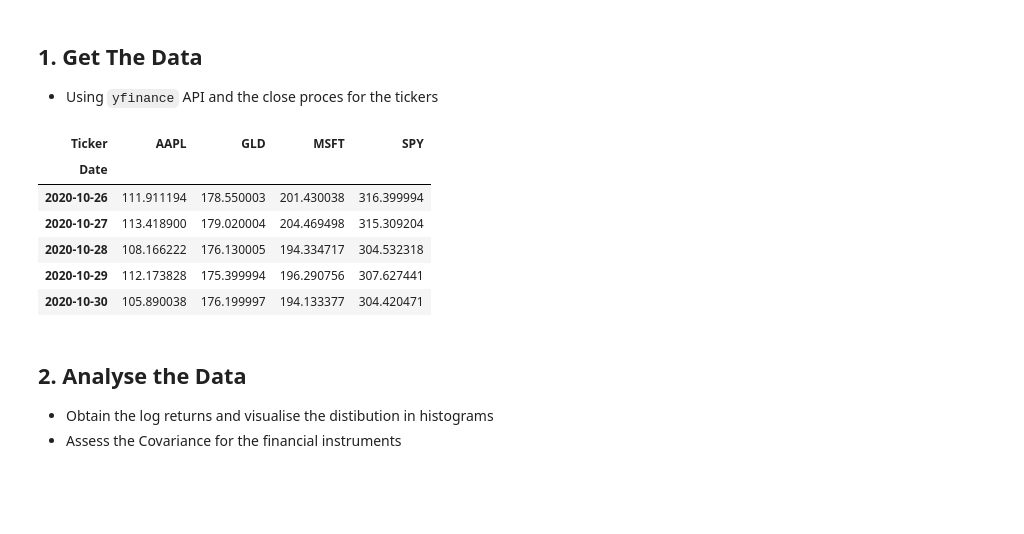
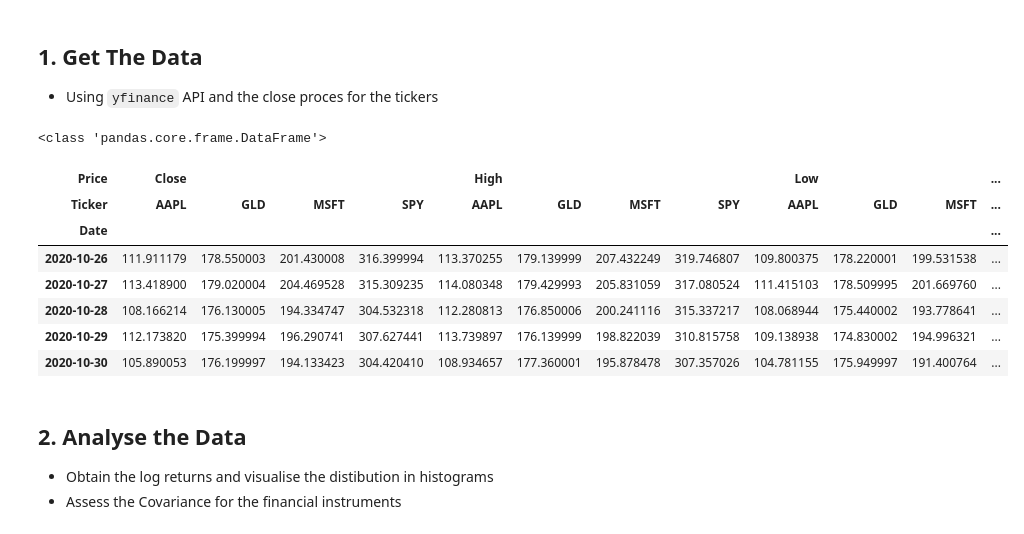
Before and after one commit to TomAston1996/portfolio-optimiser, a Jupyter notebook: notebooks/portfolio_optimisation_basics.ipynb, the cells around one changed output. Drawn from its saved outputs; the diff is of its cells as text; code cells hidden in the pictures; blank space fills up the shorter version.

```diff
--- a/notebooks/portfolio_optimisation_basics.ipynb
+++ b/notebooks/portfolio_optimisation_basics.ipynb
@@ -10,21 +10,24 @@ from typing import Final
 # %%
 END_DATE = datetime.today()
 DAYS_IN_A_YEAR = 365
 NUMBER_OF_YEARS = 5
 START_DATE = END_DATE - timedelta(days = NUMBER_OF_YEARS * DAYS_IN_A_YEAR)
 
 TICKERS: Final[list[str]] = ['AAPL', 'MSFT', 'SPY', 'GLD']
 
-data = yf.download(TICKERS, start=START_DATE, end=END_DATE, auto_adjust=True, progress=False)['Close']
+data = yf.download(TICKERS, start=START_DATE, end=END_DATE, auto_adjust=True, progress=False)
+print(type(data))
 data.head()
 # %% [output]
+<class 'pandas.core.frame.DataFrame'>
-| Ticker | AAPL | GLD | MSFT | SPY |
-| Date |  |  |  |  |
-| 2020-10-26 | 111.911194 | 178.550003 | 201.430038 | 316.399994 |
-| 2020-10-27 | 113.418900 | 179.020004 | 204.469498 | 315.309204 |
-| 2020-10-28 | 108.166222 | 176.130005 | 194.334717 | 304.532318 |
-| 2020-10-29 | 112.173828 | 175.399994 | 196.290756 | 307.627441 |
-| 2020-10-30 | 105.890038 | 176.199997 | 194.133377 | 304.420471 |
+| Price | Close |  |  |  | High |  |  |  | Low |  |  | ... |
+| Ticker | AAPL | GLD | MSFT | SPY | AAPL | GLD | MSFT | SPY | AAPL | GLD | MSFT | ... |
+| Date |  |  |  |  |  |  |  |  |  |  |  | ... |
+| 2020-10-26 | 111.911179 | 178.550003 | 201.430008 | 316.399994 | 113.370255 | 179.139999 | 207.432249 | 319.746807 | 109.800375 | 178.220001 | 199.531538 | ... |
+| 2020-10-27 | 113.418900 | 179.020004 | 204.469528 | 315.309235 | 114.080348 | 179.429993 | 205.831059 | 317.080524 | 111.415103 | 178.509995 | 201.669760 | ... |
+| 2020-10-28 | 108.166214 | 176.130005 | 194.334747 | 304.532318 | 112.280813 | 176.850006 | 200.241116 | 315.337217 | 108.068944 | 175.440002 | 193.778641 | ... |
+| 2020-10-29 | 112.173820 | 175.399994 | 196.290741 | 307.627441 | 113.739897 | 176.139999 | 198.822039 | 310.815758 | 109.138938 | 174.830002 | 194.996321 | ... |
+| 2020-10-30 | 105.890053 | 176.199997 | 194.133423 | 304.420410 | 108.934657 | 177.360001 | 195.878478 | 307.357026 | 104.781155 | 175.949997 | 191.400764 | ... |
 # %% [markdown]
 ## 2. Analyse the Data
 - Obtain the log returns and visualise the distibution in histograms
```
Also changed, not shown: 3 other files.
